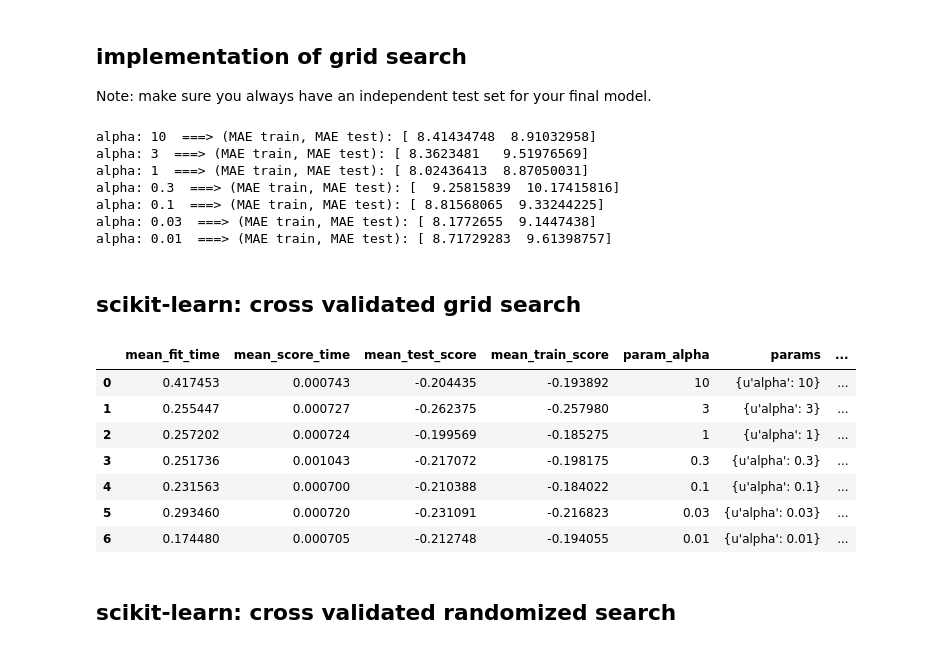
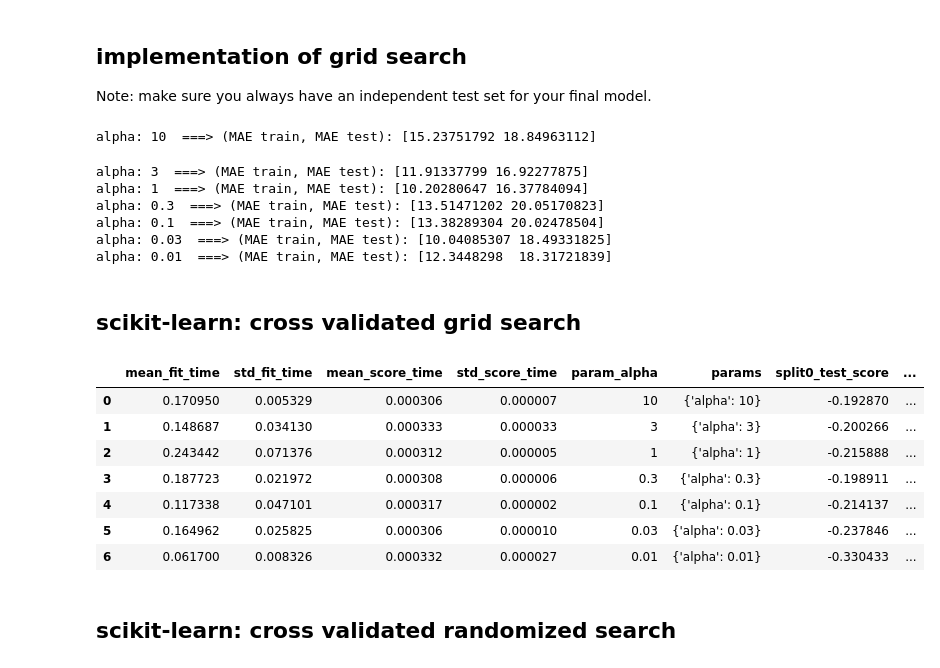
Before and after one commit to mojtabah/ML_tutorial, a Jupyter notebook: notebooks/05_Validation.ipynb, the cells around one changed output. Saved outputs shown, nothing was run; the diff lists cells and outputs as text; code cells hidden in the pictures.

```diff
--- a/notebooks/05_Validation.ipynb
+++ b/notebooks/05_Validation.ipynb
@@ -23,3 +16,9 @@ print y.shape
+# %%
+from chemml.datasets import load_organic_density
+smiles, density, features = load_organic_density()
+
+X = features.values
+y = density.values
 # %% [markdown]
 ## Train-Test Split
 # %%
@@ -74,7 +69,7 @@ https://sebastianraschka.com/blog/2016/model-evaluation-selection-part3.html
 Note: make sure you always have an independent test set for your final model.
 # %%
 from sklearn.model_selection import train_test_split
-X_train, X_test, y_train, y_test = train_test_split(X.values, y.values.reshape(-1,1), test_size=0.1, random_state=0)
+X_train, X_test, y_train, y_test = train_test_split(X, y, test_size=0.1, random_state=0)
 X_train.shape, X_test.shape
 
 kf = KFold(n_splits=3, random_state=7)
@@ -90,9 +85,9 @@ for alpha in alpha_grid:
         scaler = preprocessing.StandardScaler()
         Xtr = scaler.fit_transform(Xtr)
         Xte = scaler.transform(Xte)
-        ytr = scaler.fit_transform(ytr)
+        ytr = scaler.fit_transform(ytr).reshape(-1)
 
-        mlp = MLPRegressor(hidden_layer_sizes = (20,10), activation= 'relu', alpha = alpha, early_stopping=True)
+        mlp = MLPRegressor(hidden_layer_sizes = (20,10), activation= 'relu', alpha = alpha, early_stopping=True, max_iter=500)
         mlp.fit(Xtr, ytr)
         ytr_pred = mlp.predict(Xtr)
         ytr_pred = scaler.inverse_transform(ytr_pred)
@@ -103,48 +98,49 @@ for alpha in alpha_grid:
         l.append(metrics.mean_absolute_error(ytr, ytr_pred))
         l.append(metrics.mean_absolute_error(yte, yte_pred))
         cv_results.append(l)
-    print 'alpha:', alpha, ' ===> (MAE train, MAE test):', np.mean(np.array(cv_results), axis = 0)
+    print ('alpha:', alpha, ' ===> (MAE train, MAE test):', np.mean(np.array(cv_results), axis = 0))
 # %% [output]
-alpha: 10  ===> (MAE train, MAE test): [ 8.41434748  8.91032958]
-alpha: 3  ===> (MAE train, MAE test): [ 8.3623481   9.51976569]
-alpha: 1  ===> (MAE train, MAE test): [ 8.02436413  8.87050031]
-alpha: 0.3  ===> (MAE train, MAE test): [  9.25815839  10.17415816]
-alpha: 0.1  ===> (MAE train, MAE test): [ 8.81568065  9.33244225]
-alpha: 0.03  ===> (MAE train, MAE test): [ 8.1772655  9.1447438]
-alpha: 0.01  ===> (MAE train, MAE test): [ 8.71729283  9.61398757]
+alpha: 10  ===> (MAE train, MAE test): [15.23751792 18.84963112]
+alpha: 3  ===> (MAE train, MAE test): [11.91337799 16.92277875]
+alpha: 1  ===> (MAE train, MAE test): [10.20280647 16.37784094]
+alpha: 0.3  ===> (MAE train, MAE test): [13.51471202 20.05170823]
+alpha: 0.1  ===> (MAE train, MAE test): [13.38289304 20.02478504]
+alpha: 0.03  ===> (MAE train, MAE test): [10.04085307 18.49331825]
+alpha: 0.01  ===> (MAE train, MAE test): [12.3448298  18.31721839]
 # %% [markdown]
 ## scikit-learn: cross validated grid search
 # %%
 from sklearn.model_selection import GridSearchCV
 
-X_train, X_test, y_train, y_test = train_test_split(X.values, y.values.reshape(-1,1), test_size=0.1, random_state=0)
+X_train, X_test, y_train, y_test = train_test_split(X, y, test_size=0.1, random_state=0)
 scaler = preprocessing.StandardScaler()
 Xtr = scaler.fit_transform(X_train)
-ytr = scaler.fit_transform(y_train)
+ytr = scaler.fit_transform(y_train).reshape(-1)
 
 
 
 alpha_grid = [10, 3, 1, .3, .1, .03, .01]
-mlp = MLPRegressor(hidden_layer_sizes = (20,10), activation= 'relu', early_stopping=True)
+mlp = MLPRegressor(hidden_layer_sizes = (20,10), activation= 'relu', early_stopping=True, max_iter=500)
 scorer = metrics.make_scorer(score_func = metrics.mean_absolute_error,
                             greater_is_better = False)
 kf = KFold(n_splits=3, random_state=7)
 
 gs = GridSearchCV(estimator = mlp,
                   param_grid = {'alpha':alpha_grid},
                   scoring = scorer,
+                  return_train_score=True,
                   cv = kf)
 gs.fit(Xtr, ytr)
 pd.DataFrame(gs.cv_results_)
 # %% [output]
-|  | mean_fit_time | mean_score_time | mean_test_score | mean_train_score | param_alpha | params | ... |
-| 0 | 0.417453 | 0.000743 | -0.204435 | -0.193892 | 10 | {u'alpha': 10} | ... |
-| 1 | 0.255447 | 0.000727 | -0.262375 | -0.257980 | 3 | {u'alpha': 3} | ... |
-| 2 | 0.257202 | 0.000724 | -0.199569 | -0.185275 | 1 | {u'alpha': 1} | ... |
-| 3 | 0.251736 | 0.001043 | -0.217072 | -0.198175 | 0.3 | {u'alpha': 0.3} | ... |
-| 4 | 0.231563 | 0.000700 | -0.210388 | -0.184022 | 0.1 | {u'alpha': 0.1} | ... |
-| 5 | 0.293460 | 0.000720 | -0.231091 | -0.216823 | 0.03 | {u'alpha': 0.03} | ... |
-| 6 | 0.174480 | 0.000705 | -0.212748 | -0.194055 | 0.01 | {u'alpha': 0.01} | ... |
+|  | mean_fit_time | std_fit_time | mean_score_time | std_score_time | param_alpha | params | split0_test_score | ... |
+| 0 | 0.170950 | 0.005329 | 0.000306 | 0.000007 | 10 | {'alpha': 10} | -0.192870 | ... |
+| 1 | 0.148687 | 0.034130 | 0.000333 | 0.000033 | 3 | {'alpha': 3} | -0.200266 | ... |
+| 2 | 0.243442 | 0.071376 | 0.000312 | 0.000005 | 1 | {'alpha': 1} | -0.215888 | ... |
+| 3 | 0.187723 | 0.021972 | 0.000308 | 0.000006 | 0.3 | {'alpha': 0.3} | -0.198911 | ... |
+| 4 | 0.117338 | 0.047101 | 0.000317 | 0.000002 | 0.1 | {'alpha': 0.1} | -0.214137 | ... |
+| 5 | 0.164962 | 0.025825 | 0.000306 | 0.000010 | 0.03 | {'alpha': 0.03} | -0.237846 | ... |
+| 6 | 0.061700 | 0.008326 | 0.000332 | 0.000027 | 0.01 | {'alpha': 0.01} | -0.330433 | ... |
 # %% [markdown]
 ## scikit-learn: cross validated randomized search
 # %%
```
Also changed, not shown: parts of 11 cells of this notebook, 5 other files.
